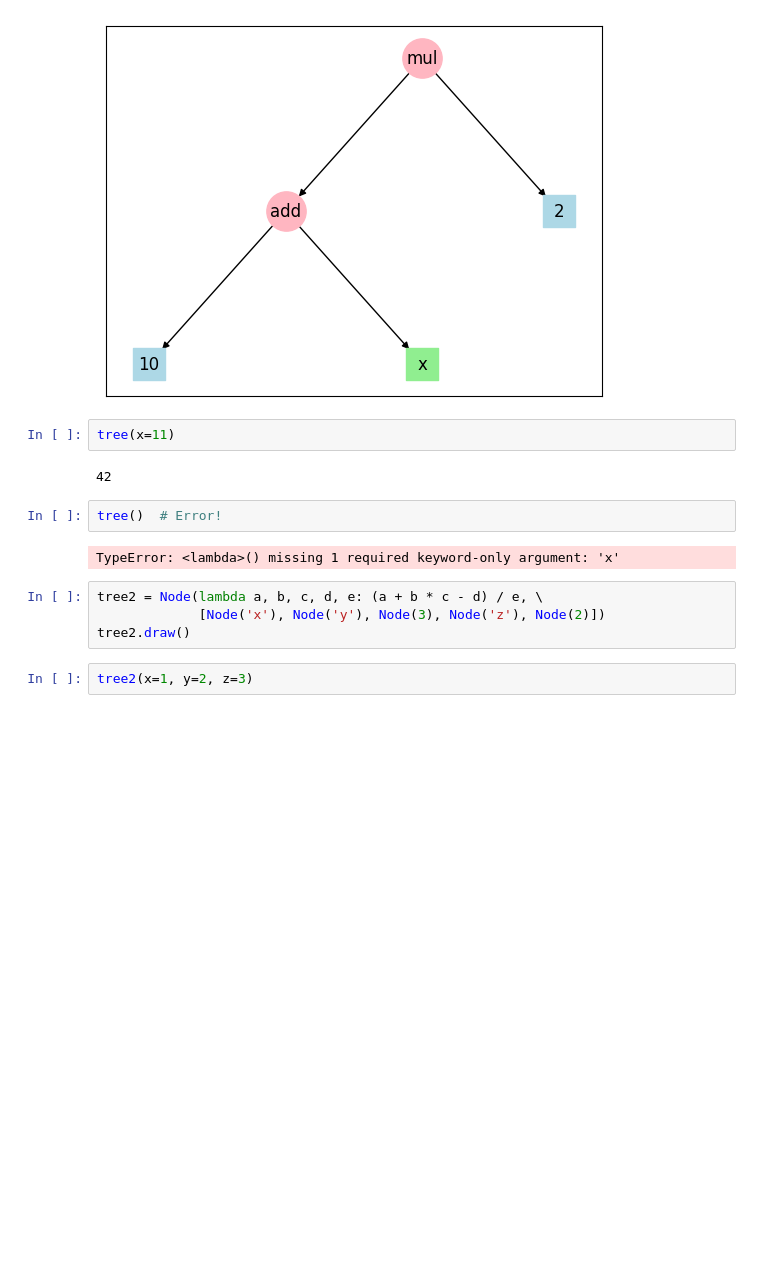
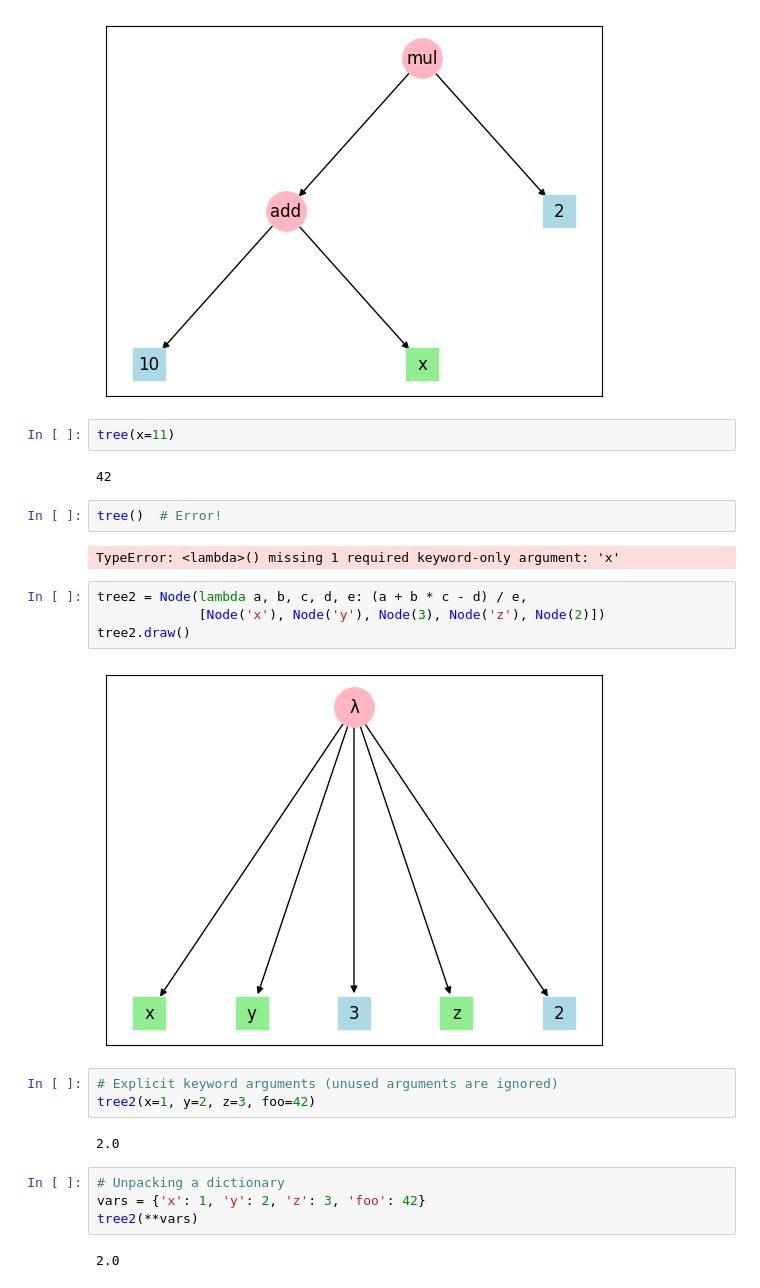
Before and after one commit to squillero/gxgp, a Jupyter notebook: demo.ipynb, the cells around one changed output. Drawn from its saved outputs; the diff is of its cells as text; blank space fills up the shorter version.

```diff
--- a/demo.ipynb
+++ b/demo.ipynb
@@ -18,8 +18,19 @@ tree()  # Error!
 # %% [output]
 TypeError: <lambda>() missing 1 required keyword-only argument: 'x'
 # %%
-tree2 = Node(lambda a, b, c, d, e: (a + b * c - d) / e, \
+tree2 = Node(lambda a, b, c, d, e: (a + b * c - d) / e,
              [Node('x'), Node('y'), Node(3), Node('z'), Node(2)])
 tree2.draw()
+# %% [output]
+[figure, added]
 # %%
-tree2(x=1, y=2, z=3)
+# Explicit keyword arguments (unused arguments are ignored)
+tree2(x=1, y=2, z=3, foo=42)
+# %% [output]
+2.0
+# %%
+# Unpacking a dictionary
+vars = {'x': 1, 'y': 2, 'z': 3, 'foo': 42}
+tree2(**vars)
+# %% [output]
+2.0
```
